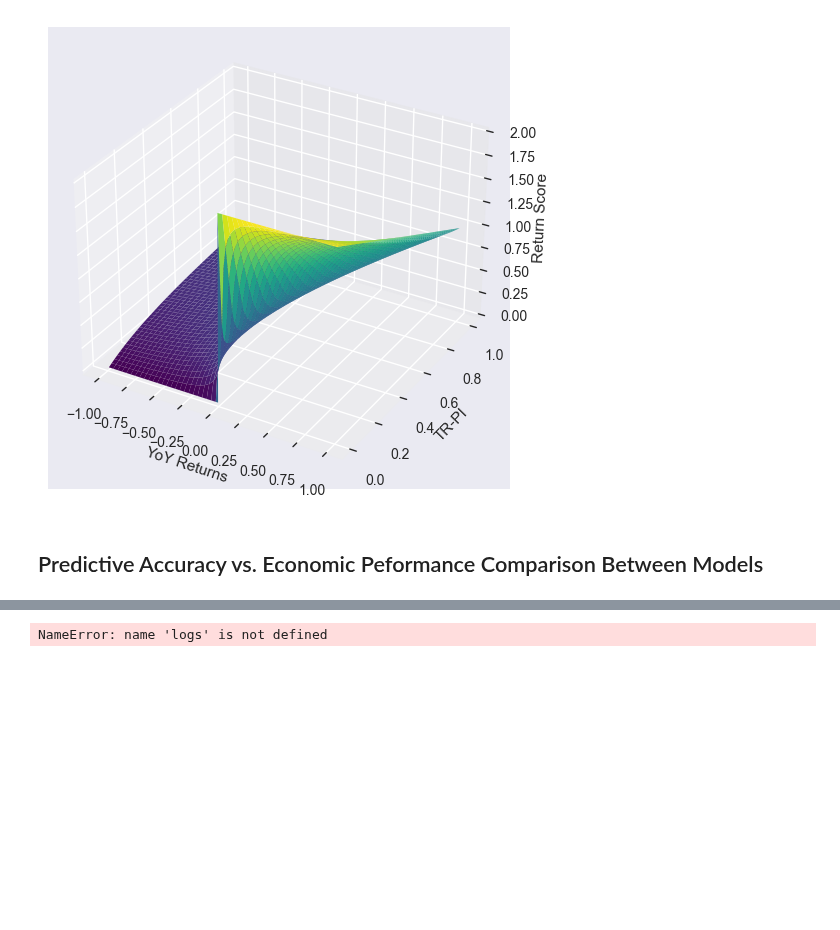
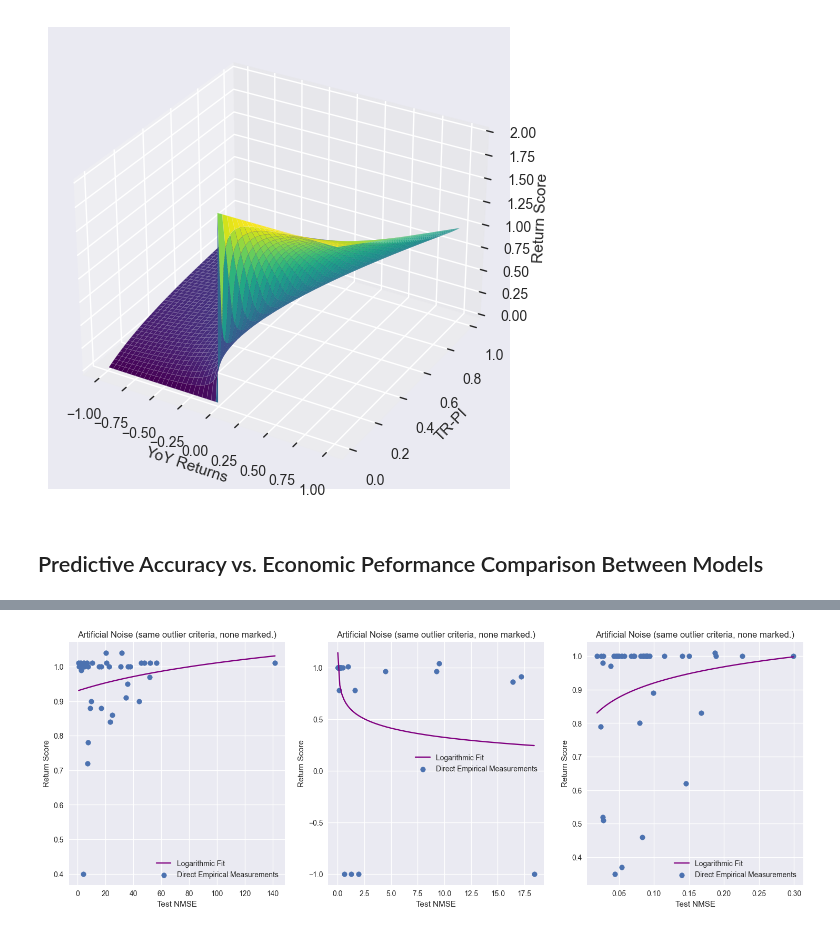
Before and after one commit to maviddoerdijk/bsc-thesis, a Jupyter notebook: exp/process_end_results.ipynb, the cells around one changed output, grey strips where cells are left out. Saved outputs shown, nothing was run; the diff lists cells and outputs as text; code cells hidden in the pictures; blank space fills up the shorter version.

Commit message:
[dl models] return dev statistics

```diff
--- a/exp/process_end_results.ipynb
+++ b/exp/process_end_results.ipynb
@@ -735,57 +709,44 @@ timemoe_results_combined = [t for timemoe_result in timemoe_results for t in tim
 # %%
 import re
 import matplotlib.pyplot as plt
 plt.style.use('seaborn-v0_8')
 
 
+kalman_results_combined = [t for kalman_result in kalman_results for t in kalman_result]
+transformer_results_combined = [t for transformer_result in transformer_results for t in transformer_result]
+timemoe_results_combined = [t for timemoe_result in timemoe_results for t in timemoe_result]
+
 
 # fig, axs = plt.subplots(1, len(model_keys) + 1, figsize=(7 * (len(model_keys) + 1), 6))
-fig, axs = plt.subplots(2, 2, figsize=(14, 12))
+fig, axs = plt.subplots(1, 3, figsize=(18, 6))
 axs = axs.flatten()  # Flatten to 1D for easy indexing
 
 # First plot: new method, artificial noise
 from scipy.optimize import curve_fit
 import numpy as np
 def logarithmic(x, a, b, c):
     return a * np.log(x + b) + c
 
-x0 = np.linspace(min(test_mse_list), max(test_mse_list), 100)
-popt_log, _ = curve_fit(logarithmic, test_mse_list, profitability_list, p0=[-1e5, 2, 2e5], maxfev=5000)
-y0 = logarithmic(x0, *popt_log)
-axs[0].plot(x0, y0, color="purple", label="Logarithmic Fit")
 
-axs[0].scatter(test_mse_list, profitability_list, label="Direct Empirical Measurements")
-axs[0].set_title('Artificial Noise (same outlier criteria, none marked.)')
-axs[0].set_xlabel('Test NMSE')
-axs[0].set_ylabel('Profit (YoY Return %)')
-axs[0].legend()
+for i, model_results_combined in enumerate([kalman_results_combined, transformer_results_combined, timemoe_results_combined]):
+  test_mse_list = []
+  profitability_list = []
+  for result in model_results_combined:
+    test_mse = result[3]
+    return_score = result[-1]
+    if not np.isnan(return_score):
+      test_mse_list.append(test_mse)
+      profitability_list.append(return_score)
 
-# Plots for each model (no TA)
-for i, key in enumerate(model_keys, 1):
-    # remove outliers where mse > 1 and profit > 0.2
-    if key != 'Kalman_no_TA':
-      outlier_idxs = [idx for idx, (mse_val, profit_val) in enumerate(zip(mse, profit)) if mse_val > 2 and profit_val > 0.2]
-      mse_cleaned, profit_cleaned = [mse[i] for i in range(len(mse)) if i not in outlier_idxs], [profit[i] for i in range(len(profit)) if i not in outlier_idxs]
-      mse_outliers, profit_outliers = [mse[i] for i in outlier_idxs], [profit[i] for i in outlier_idxs]
-    else:
-      mse_cleaned, profit_cleaned = mse, profit
-      mse_outliers, profit_outliers = [], []
+  x0 = np.linspace(min(test_mse_list), max(test_mse_list), 100)
+  popt_log, _ = curve_fit(logarithmic, test_mse_list, profitability_list, p0=[-1e5, 2, 2e5], maxfev=5000)
+  y0 = logarithmic(x0, *popt_log)
+  axs[i].plot(x0, y0, color="purple", label="Logarithmic Fit")
 
-
-    x_i = np.linspace(min(mse_cleaned), max(mse_cleaned), 100)
-    popt_log, _ = curve_fit(logarithmic, mse_cleaned, profit_cleaned, p0=[-1e5, 2, 2e5], maxfev=5000)
-    y_i = logarithmic(x_i, *popt_log)
-    axs[i].plot(x_i, y_i, color="purple", label="Logarithmic Fit")
-
-    axs[i].scatter(mse, profit, label="Direct Empirical Measurements")
-    axs[i].scatter(mse_outliers, profit_outliers, color="red", label="Marked as Outliers")
-    axs[i].set_title(f'{key.replace("_no_TA", "")} (No TA)')
-    axs[i].set_xlabel('Test NMSE')
-    axs[i].set_ylabel('Profit (YoY Return %)')
-    axs[i].legend()
-
-fig.suptitle("Test MSE as an indicator of profitability for all models")
-fig.tight_layout()
-plt.show()
+  axs[i].scatter(test_mse_list, profitability_list, label="Direct Empirical Measurements")
+  axs[i].set_title('Artificial Noise (same outlier criteria, none marked.)')
+  axs[i].set_xlabel('Test NMSE')
+  axs[i].set_ylabel('Return Score')
+  axs[i].legend()
 # %% [output]
-NameError: name 'logs' is not defined
+[figure, added]
```
Also changed, not shown: parts of 6 cells of this notebook, 2 other files.
